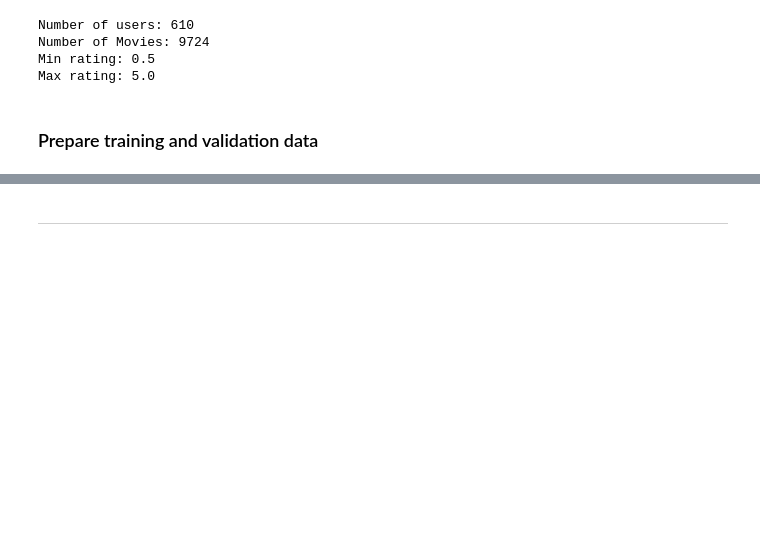
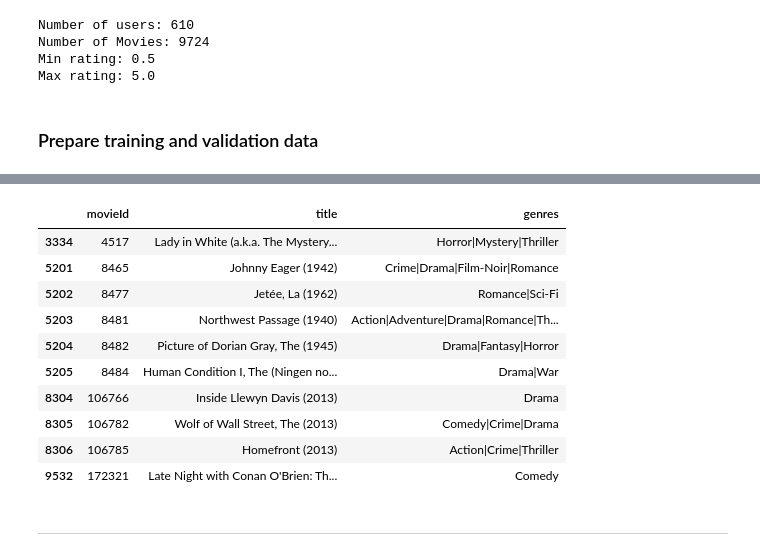
Before and after one commit to Eshanatnight/remmi, a Jupyter notebook: Notebooks/Notebook.ipynb, the cells around one changed output, grey strips where cells are left out. Saved outputs shown, nothing was run; the diff lists cells and outputs as text; code cells hidden in the pictures; blank space fills up the shorter version.

```diff
--- a/Notebooks/Notebook.ipynb
+++ b/Notebooks/Notebook.ipynb
@@ -702,0 +708,34 @@ Chinatown (1974) : Crime|Film-Noir|Mystery|Thriller
+# %%
+def recomend(uuid: int):
+    movies_watched_by_user = df[df.userId == uuid]
+
+    # Get the movies not watched by the user.
+    movies_not_watched = movie_df[
+        ~movie_df["movieId"].isin(movies_watched_by_user.movieId.values)
+    ]["movieId"]
+
+    movies_not_watched = list(
+        set(movies_not_watched).intersection(set(movie2movie_encoded.keys()))
+    )
+    movies_not_watched = [[movie2movie_encoded.get(x)] for x in movies_not_watched]
+
+    user_encoder = user2user_encoded.get(user_id)
+
+    user_movie_array = np.hstack(
+        ([[user_encoder]] * len(movies_not_watched), movies_not_watched)
+    )
+
+    ratings = model.predict(user_movie_array).flatten()
+
+    top_ratings_indices = ratings.argsort()[-10:][::-1]
+
+    recommended_movie_ids = [
+        movie_encoded2movie.get(movies_not_watched[x][0]) for x in top_ratings_indices
+    ]
+
+    recommended_movies = movie_df[movie_df["movieId"].isin(recommended_movie_ids)]
+
+    return recommended_movies
+# %%
+recomend(500)
+# %% [output]
@@ -703,2 +743,13 @@ Chinatown (1974) : Crime|Film-Noir|Mystery|Thriller
+|  | movieId | title | genres |
+| 3334 | 4517 | Lady in White (a.k.a. The Mystery... | Horror|Mystery|Thriller |
+| 5201 | 8465 | Johnny Eager (1942) | Crime|Drama|Film-Noir|Romance |
+| 5202 | 8477 | Jetée, La (1962) | Romance|Sci-Fi |
+| 5203 | 8481 | Northwest Passage (1940) | Action|Adventure|Drama|Romance|Th... |
+| 5204 | 8482 | Picture of Dorian Gray, The (1945) | Drama|Fantasy|Horror |
+| 5205 | 8484 | Human Condition I, The (Ningen no... | Drama|War |
+| 8304 | 106766 | Inside Llewyn Davis (2013) | Drama |
+| 8305 | 106782 | Wolf of Wall Street, The (2013) | Comedy|Crime|Drama |
+| 8306 | 106785 | Homefront (2013) | Action|Crime|Thriller |
+| 9532 | 172321 | Late Night with Conan O'Brien: Th... | Comedy |
 # %% [markdown]
 ---
```
Also changed, not shown: parts of 7 cells of this notebook, 5 other files.
